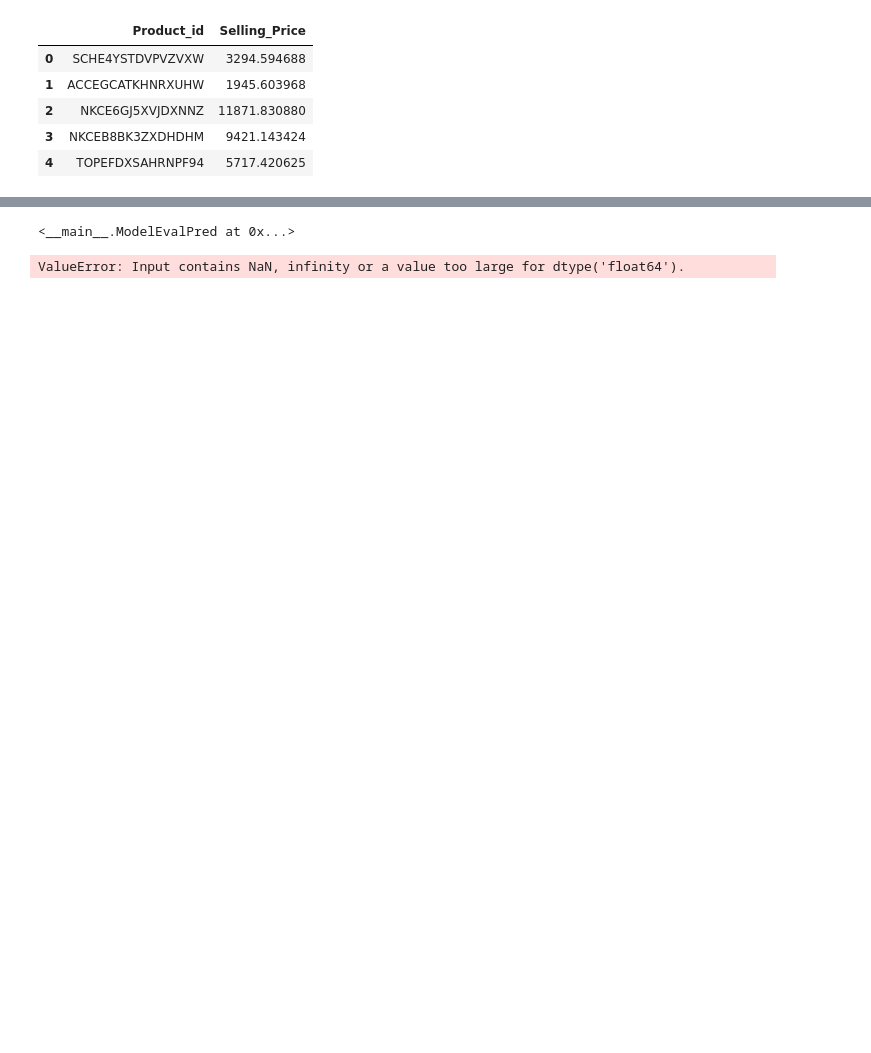
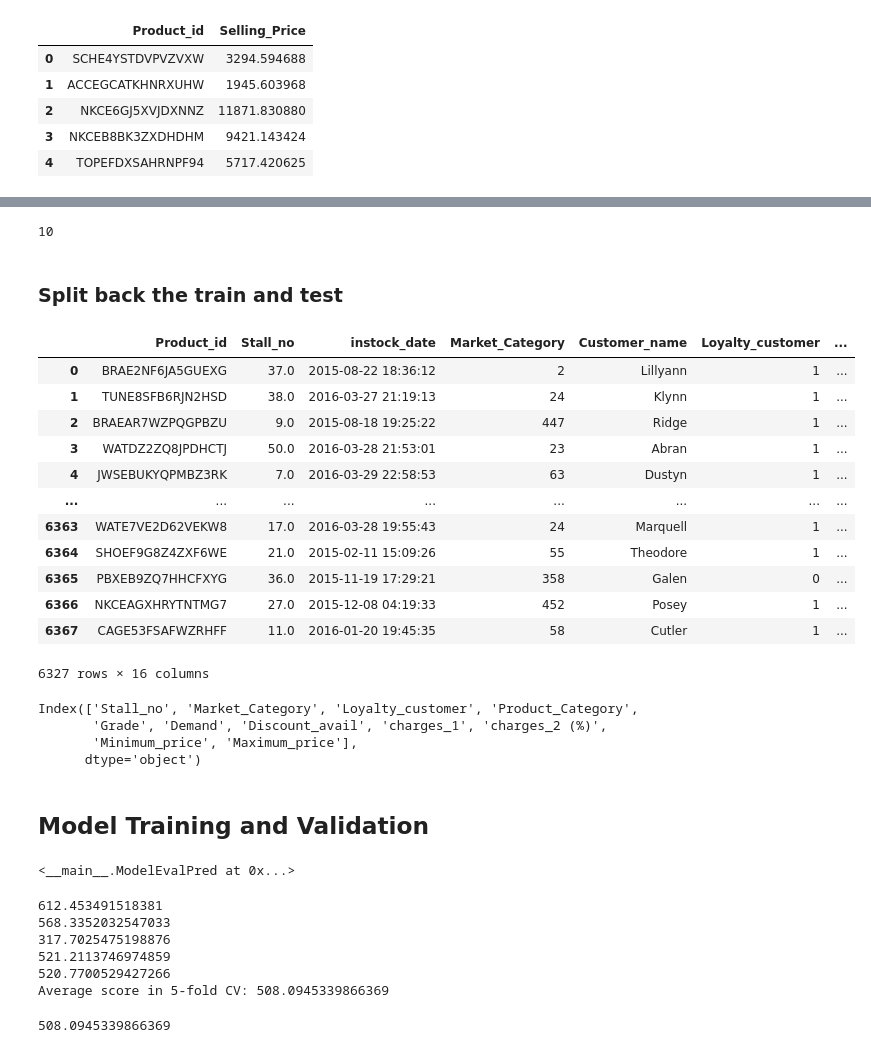
Before and after one commit to JONNY-ME/Harcker-earth-predict-price, a Jupyter notebook: startup.ipynb, the cells around one changed output, grey strips where cells are left out. Drawn from its saved outputs; the diff is of its cells as text; code cells hidden in the pictures; blank space fills up the shorter version.

```diff
--- a/startup.ipynb
+++ b/startup.ipynb
@@ -50,0 +170,5 @@ sub
+# %%
+# fill the charges column with mean value
+
+df[col_1].fillna(df[col_1].mean(), inplace=True)
+df[col_2].fillna(df[col_2].mean(), inplace=True)
@@ -50,0 +196,5 @@ sub
+# %%
+# fill Minimum_price and Maximum_price column with mean value
+
+df["Minimum_price"].fillna(df["Minimum_price"].mean(), inplace=True)
+df["Maximum_price"].fillna(df["Maximum_price"].mean(), inplace=True)
@@ -51,5 +261,40 @@ sub
+# %%
+df["Loyalty_customer"] = pd.Categorical(df.Loyalty_customer).codes
+# %%
+df["Product_Category"].nunique()
+# %% [output]
+10
+# %%
+df["Product_Category"] = pd.Categorical(df.Product_Category).codes
+# %% [markdown]
+### Split back the train and test
+# %%
+train_df, test_df = df[df.is_train==1], df[df.is_train==0]
+train_df
+# %% [output]
+|  | Product_id | Stall_no | instock_date | Market_Category | Customer_name | Loyalty_customer | ... |
+| 0 | BRAE2NF6JA5GUEXG | 37.0 | 2015-08-22 18:36:12 | 2 | Lillyann | 1 | ... |
+| 1 | TUNE8SFB6RJN2HSD | 38.0 | 2016-03-27 21:19:13 | 24 | Klynn | 1 | ... |
+| 2 | BRAEAR7WZPQGPBZU | 9.0 | 2015-08-18 19:25:22 | 447 | Ridge | 1 | ... |
+| 3 | WATDZ2ZQ8JPDHCTJ | 50.0 | 2016-03-28 21:53:01 | 23 | Abran | 1 | ... |
+| 4 | JWSEBUKYQPMBZ3RK | 7.0 | 2016-03-29 22:58:53 | 63 | Dustyn | 1 | ... |
+| ... | ... | ... | ... | ... | ... | ... | ... |
+| 6363 | WATE7VE2D62VEKW8 | 17.0 | 2016-03-28 19:55:43 | 24 | Marquell | 1 | ... |
+| 6364 | SHOEF9G8Z4ZXF6WE | 21.0 | 2015-02-11 15:09:26 | 55 | Theodore | 1 | ... |
+| 6365 | PBXEB9ZQ7HHCFXYG | 36.0 | 2015-11-19 17:29:21 | 358 | Galen | 0 | ... |
+| 6366 | NKCEAGXHRYTNTMG7 | 27.0 | 2015-12-08 04:19:33 | 452 | Posey | 1 | ... |
+| 6367 | CAGE53FSAFWZRHFF | 11.0 | 2016-01-20 19:45:35 | 58 | Cutler | 1 | ... |
+6327 rows × 16 columns
 # %%
-in_cols, ycol = train_df.columns[1:], "Selling_Price"
+in_cols, ycol = train_df.drop(drop_cols+["is_train", "instock_date"], axis=1).columns[1:-1], "Selling_Price"
+in_cols
+# %% [output]
+Index(['Stall_no', 'Market_Category', 'Loyalty_customer', 'Product_Category',
+       'Grade', 'Demand', 'Discount_avail', 'charges_1', 'charges_2 (%)',
+       'Minimum_price', 'Maximum_price'],
+      dtype='object')
+# %% [markdown]
+## Model Training and Validation
 # %%
 import numpy as np
 from math import sqrt
@@ -92,13 +337,19 @@ modval
 # %% [output]
 <__main__.ModelEvalPred at 0x...>
 # %%
-from lightgbm import LGBMClassifier
-from catboost import CatBoostClassifier
+from lightgbm import LGBMRegressor
+from catboost import CatBoostRegressor
 
-lt = LGBMClassifier()
-cat = CatBoostClassifier()
-models = [lt]
+lt = LGBMRegressor()
+cat = CatBoostRegressor(verbose=False)
+models = [cat, lt]
 
 modval.eval_model(models)
 # %% [output]
-ValueError: Input contains NaN, infinity or a value too large for dtype('float64').
+612.453491518381
+568.3352032547033
+317.7025475198876
+521.2113746974859
+520.7700529427266
+Average score in 5-fold CV: 508.0945339866369
+508.0945339866369
```
Also changed, not shown: parts of 27 cells of this notebook, 1 other file.
